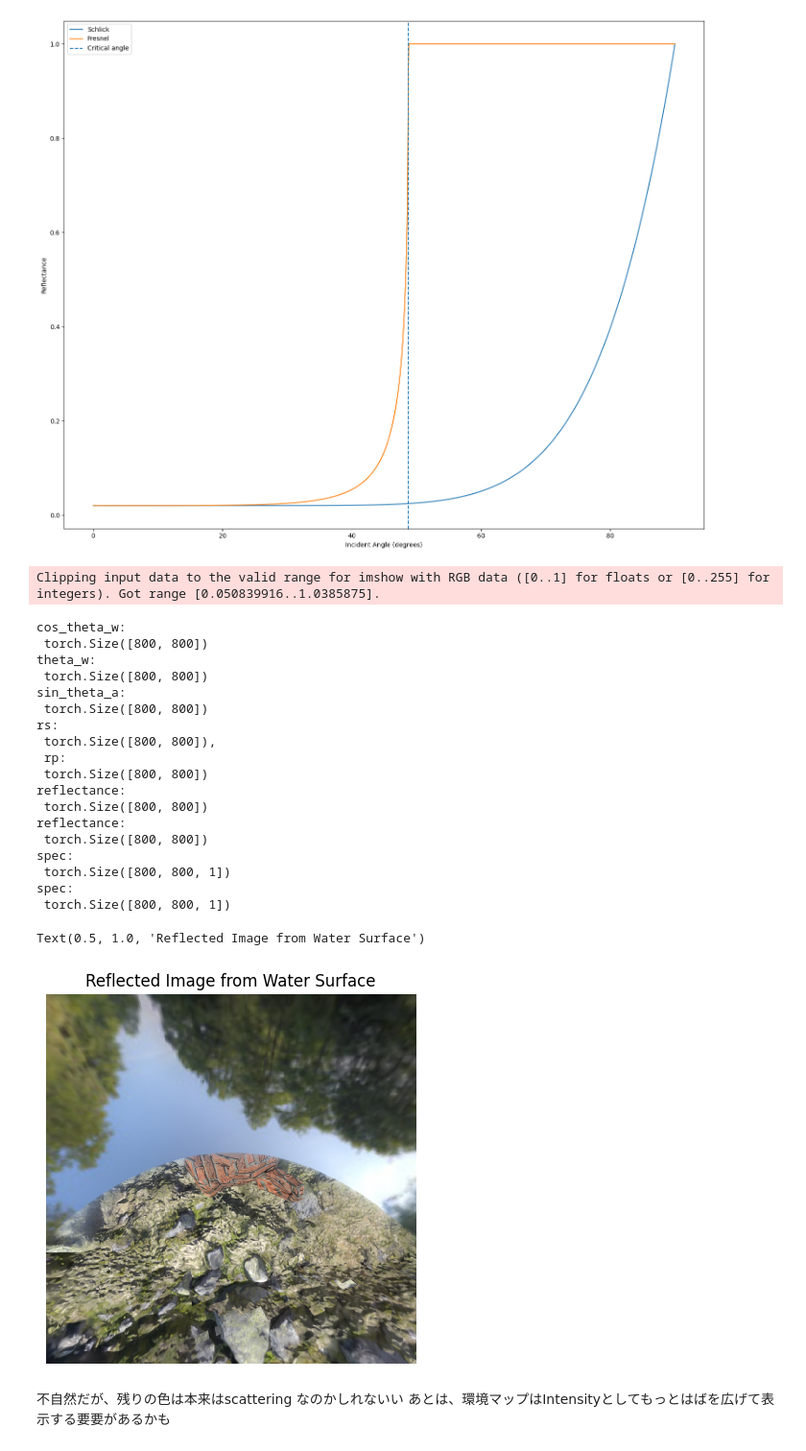
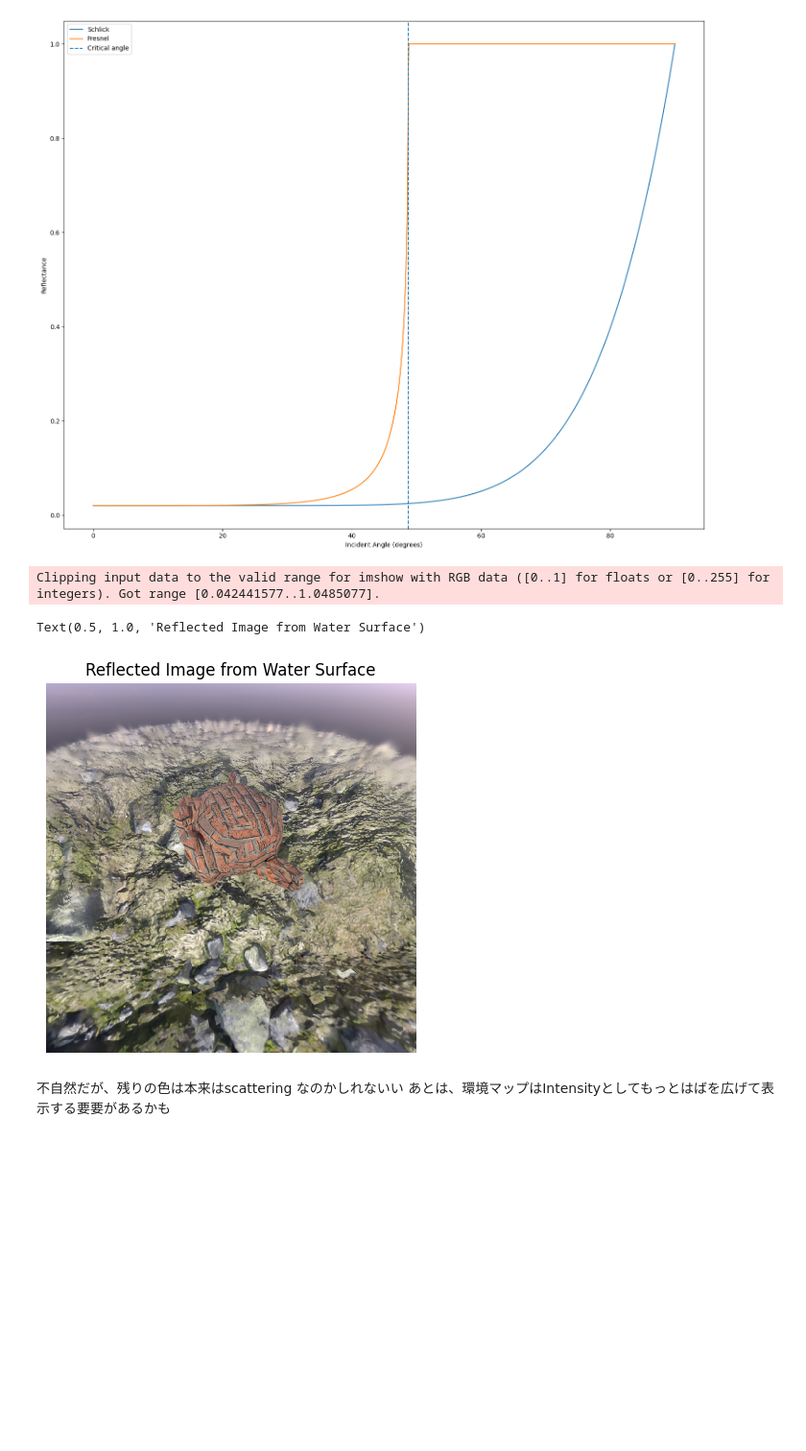
Before and after one commit to unotaiki/gsplat, a Jupyter notebook: optical/environment_map/env_map_refrection.ipynb, the cells around one changed output. Shown at 96% size. Drawn from its saved outputs; the diff is of its cells as text; code cells hidden in the pictures; blank space fills up the shorter version.

```diff
--- a/optical/environment_map/env_map_refrection.ipynb
+++ b/optical/environment_map/env_map_refrection.ipynb
@@ -26,7 +26,8 @@ device = torch.device("cuda:0")
 
 Dataset = LoadDataset()
 Dataset.set_iamge(80)
-envmap_path = "hdr_040_field_prev.jpg"
+# envmap_path = "hdr_040_field_prev.jpg"
+envmap_path = 'qwantani_dusk_2_2k.exr'
 # envmap_path = 'rainforest_trail_2k.exr'
 
 means, scales, quats, opacities, colors = Dataset.get_model_param()
@@ -333,40 +335,24 @@ plt.show()
 # %% [output]
 [figure]
 # %%
-spec_w2a, trans_w2a = WS.fresnel_water2air_()
+spec_w2a, trans_w2a = WS.fresnel_water2air()
 spec_a2w, trans_a2w = WS.fresnel_air2water()
 
-ref_img = trans_w2a * render_rgb * render_alpha \
+# ref_img = trans_w2a * render_rgb * render_alpha \
+#         + spec_w2a * env_rgb
+
+ref_img = trans_a2w * trans_w2a * render_rgb * render_alpha \
         + spec_w2a * env_rgb
-    # +  spec_a2w * env_rgb \
 
 # compare two images
 plt.figure(figsize=(10, 5))
 plt.imshow(ref_img.squeeze().detach().cpu().numpy())
 plt.axis('off')
 plt.title('Reflected Image from Water Surface')
 # %% [output]
-Clipping input data to the valid range for imshow with RGB data ([0..1] for floats or [0..255] for integers). Got range [0.050839916..1.0385875].
+Clipping input data to the valid range for imshow with RGB data ([0..1] for floats or [0..255] for integers). Got range [0.042441577..1.0485077].
-cos_theta_w:
- torch.Size([800, 800])
-theta_w:
- torch.Size([800, 800])
-sin_theta_a:
- torch.Size([800, 800])
-rs:
- torch.Size([800, 800]),
- rp:
- torch.Size([800, 800])
-reflectance:
- torch.Size([800, 800])
-reflectance:
- torch.Size([800, 800])
-spec:
- torch.Size([800, 800, 1])
-spec:
- torch.Size([800, 800, 1])
+Text(0.5, 1.0, 'Reflected Image from Water Surface')
-Text(0.5, 1.0, 'Reflected Image from Water Surface')
-[figure, old version]
+[figure, new version]
 # %% [markdown]
 不自然だが、残りの色は本来はscattering なのかしれないい
 あとは、環境マップはIntensityとしてもっとはばを広げて表示する要要があるかも
```
Also changed, not shown: parts of 4 cells of this notebook, 2 other files.
